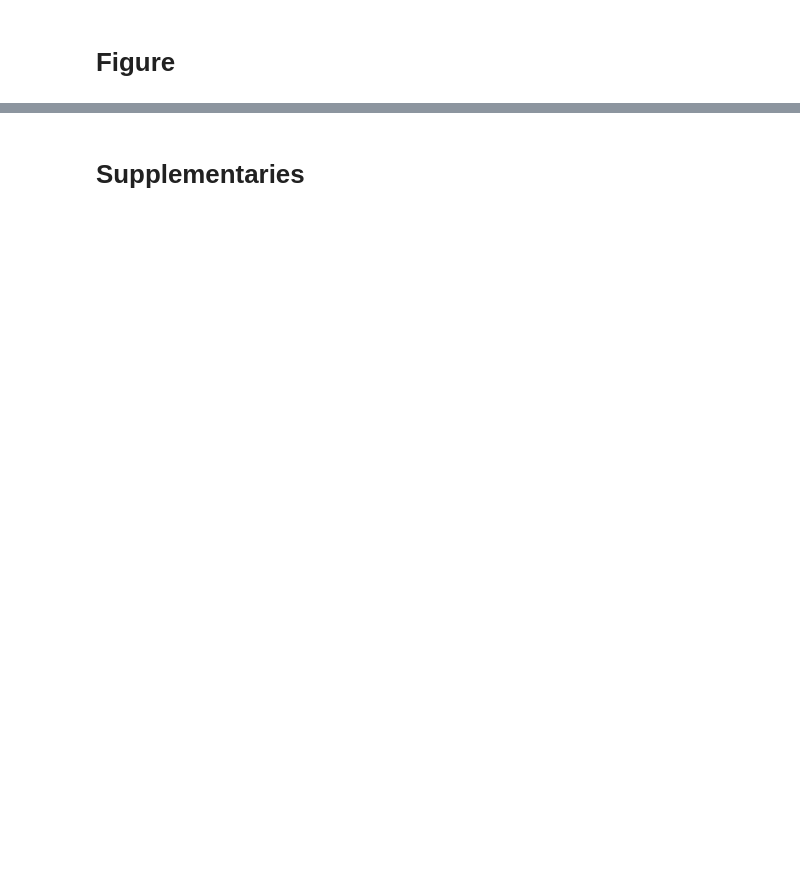
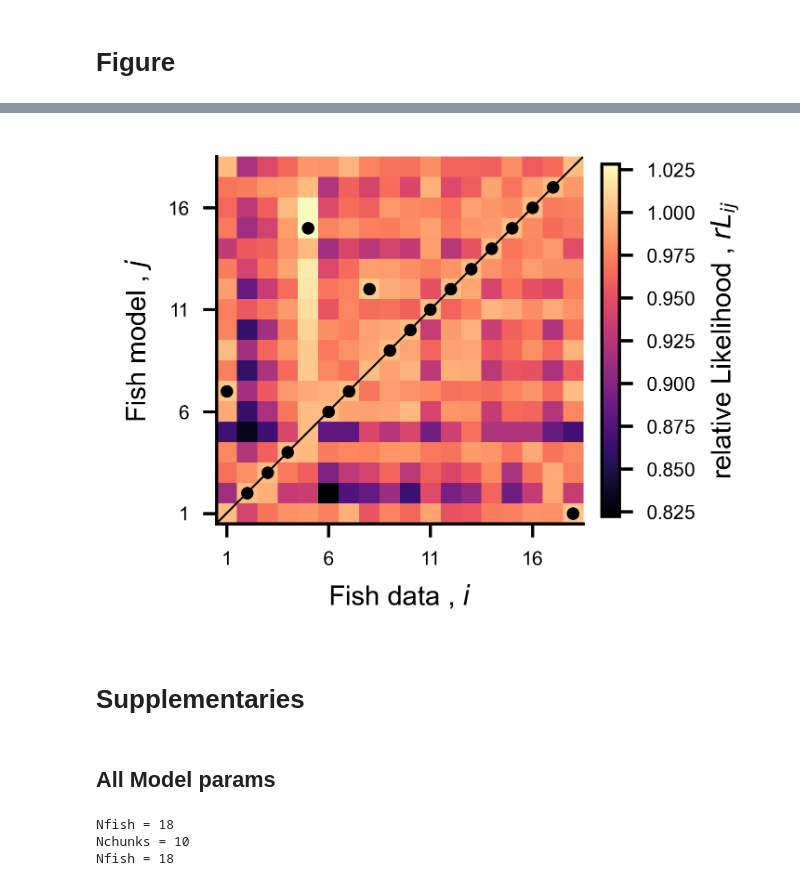
Before and after one commit to ZebrafishHMM2023/ZebrafishHMM2023_CodeAndData, a Jupyter notebook: Figures/Fig3.ipynb, the cells around one changed output, grey strips where cells are left out. Drawn from its saved outputs; the diff is of its cells as text; code cells hidden in the pictures; blank space fills up the shorter version.

```diff
--- a/Figures/Fig3.ipynb
+++ b/Figures/Fig3.ipynb
@@ -13,2 +161,46 @@ Extracting models from ../Models/longtrajectories_20240202.tar.gz...
+# %%
+Ls = np.loadtxt("../Models/longtrajectories_20240202/L_confusion_matrix.txt").T
+rLs = Ls / np.diagonal(Ls)[:,np.newaxis]
+# %%
+fig, ax = plt.subplots(figsize=(2.3,2))
+
+x = np.arange(Ls.shape[0])
+y = np.argmax(Ls, axis=1)
+
+h = ax.imshow(
+    rLs.T,
+    cmap="magma",
+    aspect="equal", rasterized=True,
+)
+fig.colorbar(h, ax=ax, label=r"relative Likelihood , $rL_{ij}$", shrink=0.7)
+
+ax.scatter(x,y, s=5, color="k")
+ax.plot([-.5,17.5], [-0.5,17.5], linewidth=0.5)
+
+xticks = np.arange(0,18, 5)
+ax.set_xticks(xticks, labels=xticks+1)
+ax.set_yticks(xticks, labels=xticks+1)
+ax.set_xlabel(r"Fish data , $i$")
+ax.set_ylabel(r"Fish model , $j$")
+
+fig.savefig("panels/Fig5/confusion_matrix.svg")
+# %% [output]
+[figure, added]
 # %% [markdown]
 # Supplementaries
+# %% [markdown]
+## All Model params
+# %%
+Tchunks, Pchunks, Echunks = load_chunk_params("../Models/longtrajectories_20240202/")
+Tglobs, Pglobs, Eglobs = load_global_params("../Models/longtrajectories_20240202/")
+
+Tchunks_m = np.nanmean(Tchunks, axis=1)
+Tchunks_s = np.nanstd(Tchunks, ddof=1, axis=1) / np.sqrt(Tchunks.shape[1])
+Pchunks_m = np.nanmean(Pchunks, axis=1)
+Pchunks_s = np.nanstd(Pchunks, ddof=1, axis=1) / np.sqrt(Pchunks.shape[1])
+Echunks_m = np.nanmean(Echunks, axis=1)
+Echunks_s = np.nanstd(Echunks, ddof=1, axis=1) / np.sqrt(Pchunks.shape[1])
+# %% [output]
+Nfish = 18
+Nchunks = 10
+Nfish = 18
```
Also changed, not shown: parts of 12 cells of this notebook.
